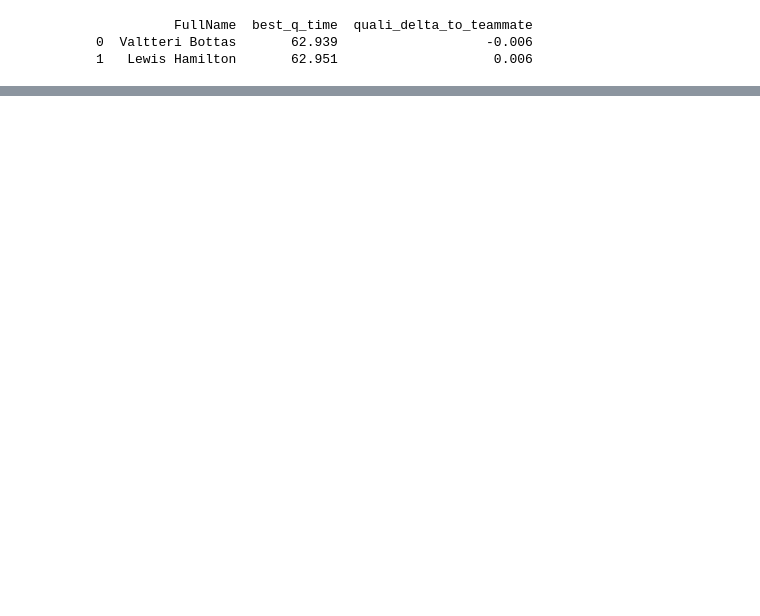
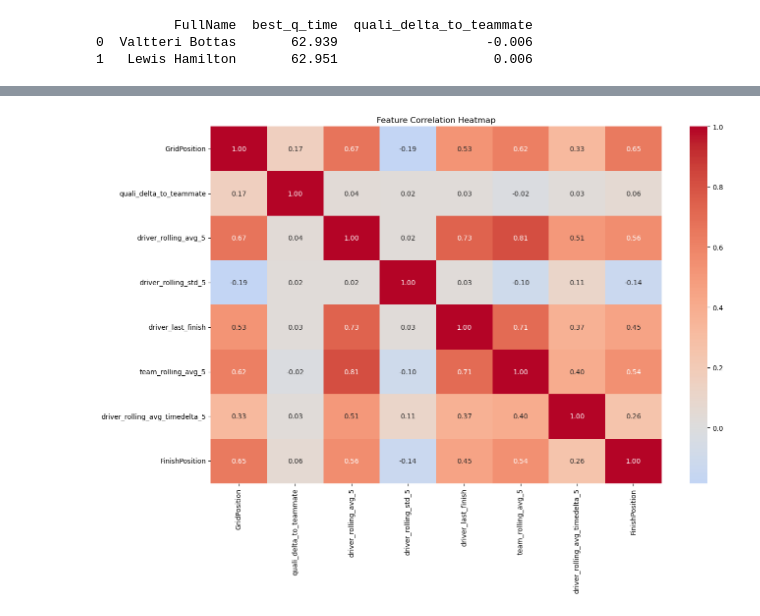
Before and after one commit to JohanRamirez2022/F1-Driver-Race-Position-Predictor, a Jupyter notebook: F1.ipynb, the cells around one changed output, grey strips where cells are left out. Saved outputs shown, nothing was run; the diff lists cells and outputs as text; code cells hidden in the pictures; blank space fills up the shorter version.

```diff
--- a/F1.ipynb
+++ b/F1.ipynb
@@ -315,7 +239,7 @@ Kick Sauber      15.666667  2.537660
 #Because of this, it would be good to encode some sort of weighting system for recent performance more than older performances
 #for both the drivers and teams
 
-df = pd.read_csv('data/f1_2020_2024.csv')
+df = pd.read_csv('data/f1_2020_2025.csv')
 
 df = df.sort_values(['Season', 'Round']).reset_index(drop=True)
 
@@ -438,0 +398,2 @@ Index(['DriverNumber', 'FullName', 'TeamName', 'GridPosition', 'Q1_seconds',
+# %%
+df = df.dropna(subset=['best_q_time'])
@@ -438,0 +431,17 @@ Index(['DriverNumber', 'FullName', 'TeamName', 'GridPosition', 'Q1_seconds',
+# %%
+
+# Only include numeric columns, exclude dummy columns
+numeric_cols = ['GridPosition', 'quali_delta_to_teammate',
+                'driver_rolling_avg_5', 'driver_rolling_std_5', 'driver_last_finish',
+                'team_rolling_avg_5',
+                'driver_rolling_avg_timedelta_5', 'FinishPosition']
+
+corr = df[numeric_cols].corr()
+
+plt.figure(figsize=(14, 10))
+sns.heatmap(corr, annot=True, fmt='.2f', cmap='coolwarm', center=0)
+plt.title('Feature Correlation Heatmap')
+plt.tight_layout()
+plt.show()
+# %% [output]
+[figure, added]
```
Also changed, not shown: parts of 15 cells of this notebook, 3 other files.
